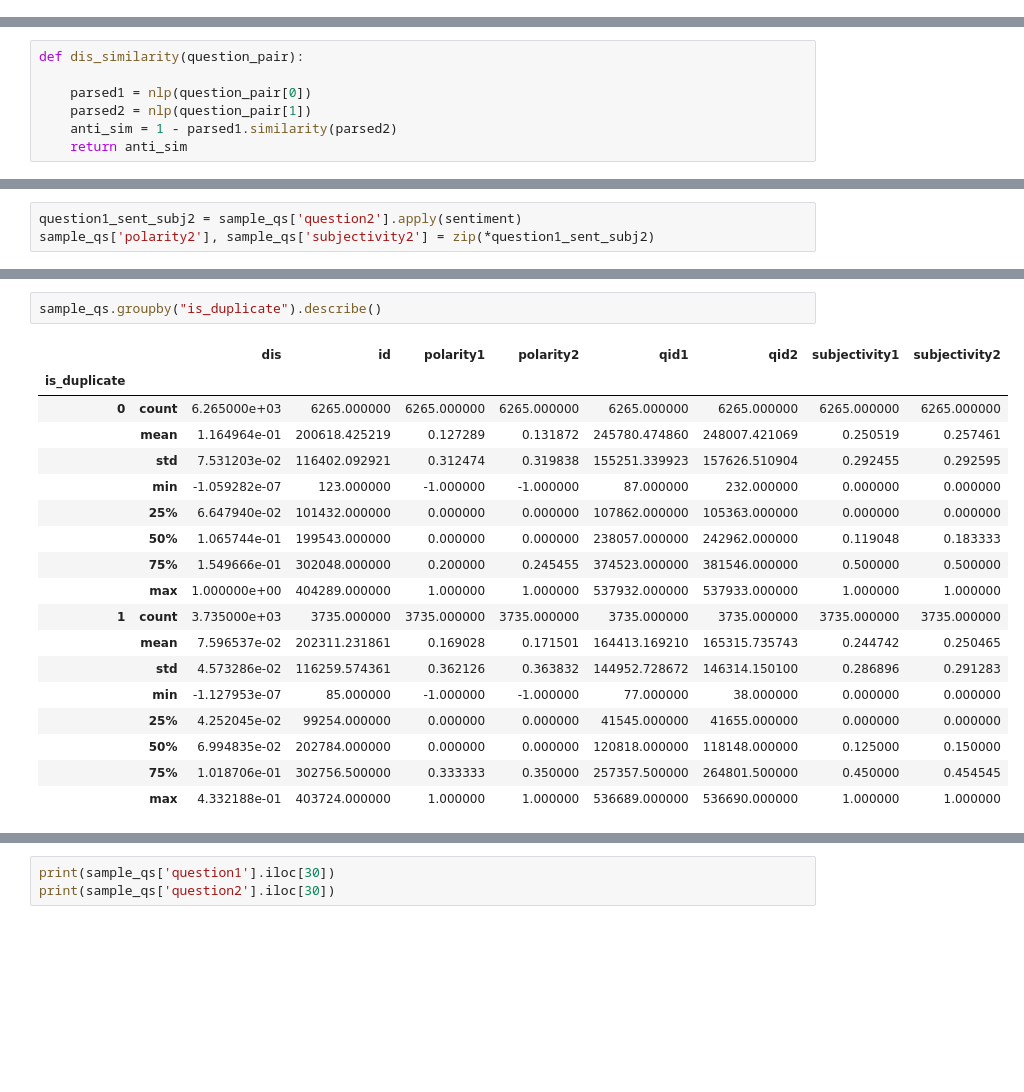
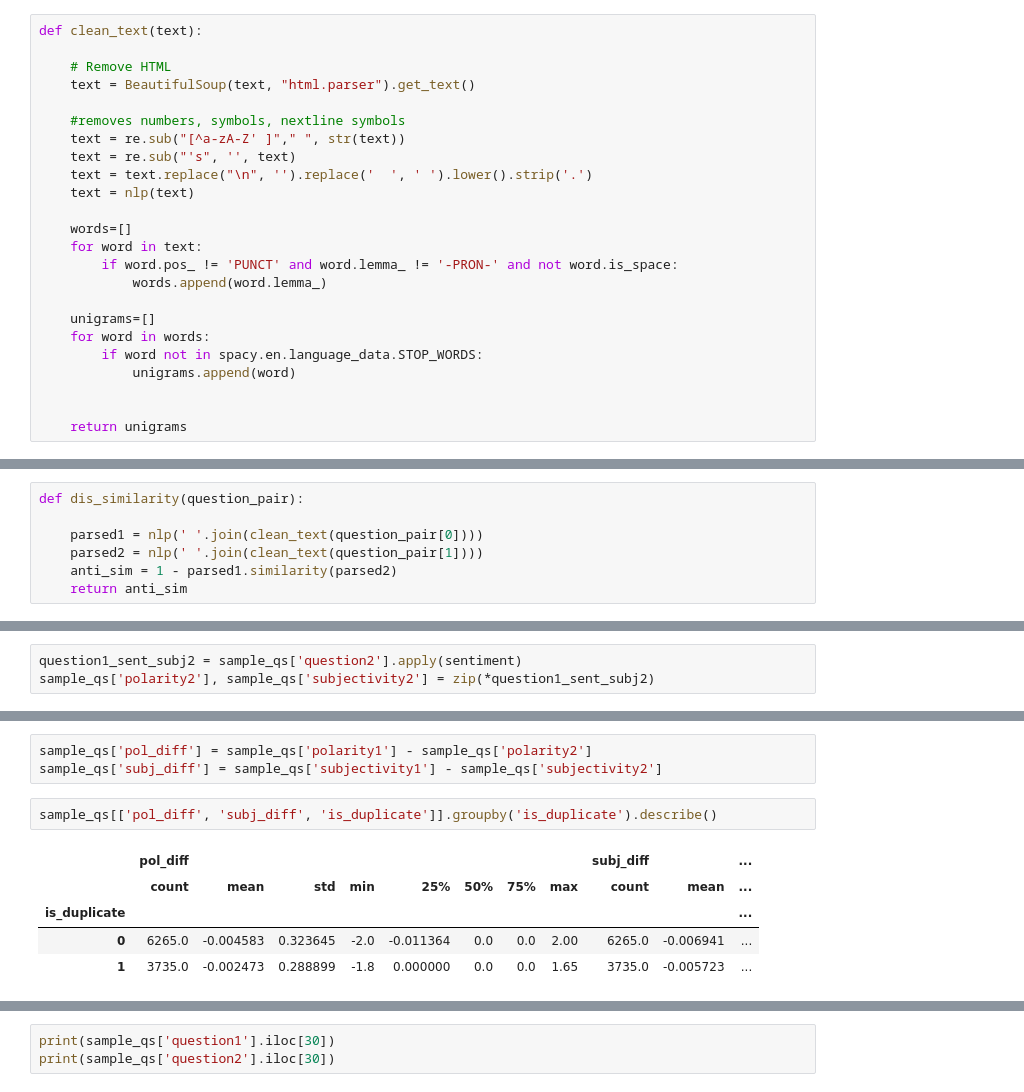
Before and after one commit to PrabhatCS/portfolio, a Jupyter notebook: nlp_features.ipynb, the cells around one changed output, grey strips where cells are left out. Cells and saved outputs as stored; diff of their text form; blank space fills up the shorter version.

```diff
--- a/nlp_features.ipynb
+++ b/nlp_features.ipynb
@@ -27,6 +29,30 @@ train.shape
 (404290, 6)
 # %%
 nlp = spacy.load("en")
+# %%
+def clean_text(text):
+
+    # Remove HTML
+    text = BeautifulSoup(text, "html.parser").get_text()
+
+    #removes numbers, symbols, nextline symbols
+    text = re.sub("[^a-zA-Z' ]"," ", str(text))
+    text = re.sub("'s", '', text)
+    text = text.replace("\n", '').replace('  ', ' ').lower().strip('.')
+    text = nlp(text)
+
+    words=[]
+    for word in text:
+        if word.pos_ != 'PUNCT' and word.lemma_ != '-PRON-' and not word.is_space:
+            words.append(word.lemma_)
+
+    unigrams=[]
+    for word in words:
+        if word not in spacy.en.language_data.STOP_WORDS:
+            unigrams.append(word)
+
+
+    return unigrams
 # %% [markdown]
 ## Parts of speech in spacy
 # %%
@@ -119,8 +116,8 @@ train_1000[['is_duplicate', 'PROPN1', 'PROPN2']].groupby('is_duplicate').describ
 # %%
 def dis_similarity(question_pair):
 
-    parsed1 = nlp(question_pair[0])
-    parsed2 = nlp(question_pair[1])
+    parsed1 = nlp(' '.join(clean_text(question_pair[0])))
+    parsed2 = nlp(' '.join(clean_text(question_pair[1])))
     anti_sim = 1 - parsed1.similarity(parsed2)
     return anti_sim
 # %%
@@ -213,21 +212,11 @@ sample_qs.head()
+# %%
+sample_qs['pol_diff'] = sample_qs['polarity1'] - sample_qs['polarity2']
+sample_qs['subj_diff'] = sample_qs['subjectivity1'] - sample_qs['subjectivity2']
 # %%
-sample_qs.groupby("is_duplicate").describe()
+sample_qs[['pol_diff', 'subj_diff', 'is_duplicate']].groupby('is_duplicate').describe()
 # %% [output]
-|  |  | dis | id | polarity1 | polarity2 | qid1 | qid2 | subjectivity1 | subjectivity2 |
-| is_duplicate |  |  |  |  |  |  |  |  |  |
-| 0 | count | 6.265000e+03 | 6265.000000 | 6265.000000 | 6265.000000 | 6265.000000 | 6265.000000 | 6265.000000 | 6265.000000 |
-|  | mean | 1.164964e-01 | 200618.425219 | 0.127289 | 0.131872 | 245780.474860 | 248007.421069 | 0.250519 | 0.257461 |
-|  | std | 7.531203e-02 | 116402.092921 | 0.312474 | 0.319838 | 155251.339923 | 157626.510904 | 0.292455 | 0.292595 |
-|  | min | -1.059282e-07 | 123.000000 | -1.000000 | -1.000000 | 87.000000 | 232.000000 | 0.000000 | 0.000000 |
-|  | 25% | 6.647940e-02 | 101432.000000 | 0.000000 | 0.000000 | 107862.000000 | 105363.000000 | 0.000000 | 0.000000 |
-|  | 50% | 1.065744e-01 | 199543.000000 | 0.000000 | 0.000000 | 238057.000000 | 242962.000000 | 0.119048 | 0.183333 |
-|  | 75% | 1.549666e-01 | 302048.000000 | 0.200000 | 0.245455 | 374523.000000 | 381546.000000 | 0.500000 | 0.500000 |
-|  | max | 1.000000e+00 | 404289.000000 | 1.000000 | 1.000000 | 537932.000000 | 537933.000000 | 1.000000 | 1.000000 |
-| 1 | count | 3.735000e+03 | 3735.000000 | 3735.000000 | 3735.000000 | 3735.000000 | 3735.000000 | 3735.000000 | 3735.000000 |
-|  | mean | 7.596537e-02 | 202311.231861 | 0.169028 | 0.171501 | 164413.169210 | 165315.735743 | 0.244742 | 0.250465 |
-|  | std | 4.573286e-02 | 116259.574361 | 0.362126 | 0.363832 | 144952.728672 | 146314.150100 | 0.286896 | 0.291283 |
-|  | min | -1.127953e-07 | 85.000000 | -1.000000 | -1.000000 | 77.000000 | 38.000000 | 0.000000 | 0.000000 |
-|  | 25% | 4.252045e-02 | 99254.000000 | 0.000000 | 0.000000 | 41545.000000 | 41655.000000 | 0.000000 | 0.000000 |
-|  | 50% | 6.994835e-02 | 202784.000000 | 0.000000 | 0.000000 | 120818.000000 | 118148.000000 | 0.125000 | 0.150000 |
-|  | 75% | 1.018706e-01 | 302756.500000 | 0.333333 | 0.350000 | 257357.500000 | 264801.500000 | 0.450000 | 0.454545 |
-|  | max | 4.332188e-01 | 403724.000000 | 1.000000 | 1.000000 | 536689.000000 | 536690.000000 | 1.000000 | 1.000000 |
+|  | pol_diff |  |  |  |  |  |  |  | subj_diff |  | ... |
+|  | count | mean | std | min | 25% | 50% | 75% | max | count | mean | ... |
+| is_duplicate |  |  |  |  |  |  |  |  |  |  | ... |
+| 0 | 6265.0 | -0.004583 | 0.323645 | -2.0 | -0.011364 | 0.0 | 0.0 | 2.00 | 6265.0 | -0.006941 | ... |
+| 1 | 3735.0 | -0.002473 | 0.288899 | -1.8 | 0.000000 | 0.0 | 0.0 | 1.65 | 3735.0 | -0.005723 | ... |
```
Also changed, not shown: parts of 24 cells of this notebook.
